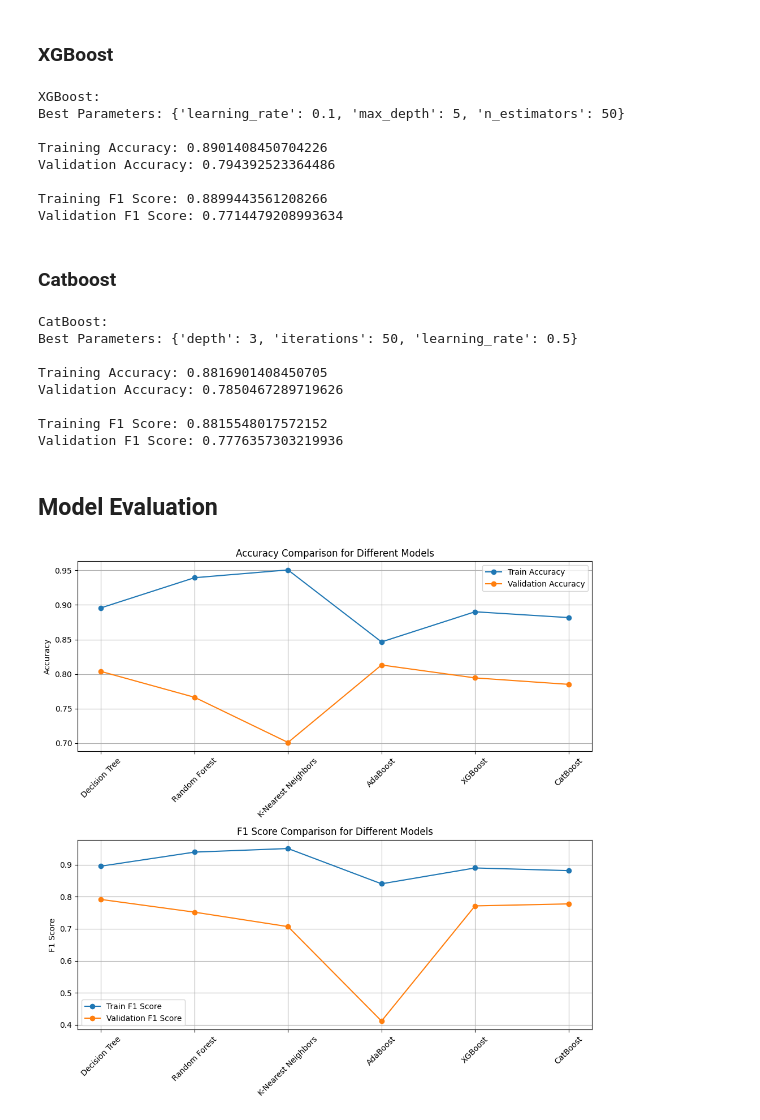
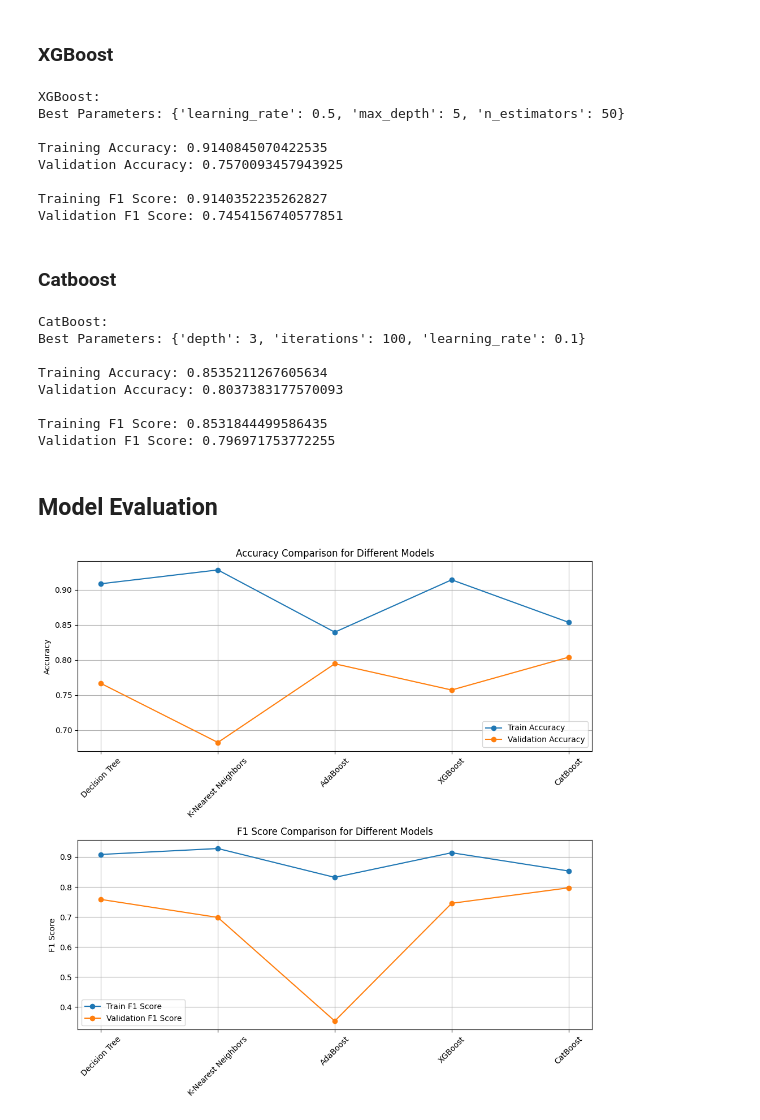
Before and after one commit to FaezehFarhan/Dyslipidemia, a Jupyter notebook: ML_modeling/ml_with_medical_base_feature_selection.ipynb, the cells around one changed output. Drawn from its saved outputs; the diff is of its cells as text; code cells hidden in the pictures.

Commit message:
feature selection version 2
best of backward F-S
before starting forward F-S

```diff
--- a/ML_modeling/ml_with_medical_base_feature_selection.ipynb
+++ b/ML_modeling/ml_with_medical_base_feature_selection.ipynb
@@ -289,7 +298,7 @@ data.head(1)
 from sklearn.preprocessing import StandardScaler
 
 selected_features = ['BMI (Body Mass Index) Category', 'Female Waist Circumference', 'Male Waist Circumference', 'History of High Blood Pressure',
-                     'History of Diabetes', 'History of hyperlipidemia', 'total blood pressure', 'serumvitD_binned', 'Physicalactiv']
+                     'History of Diabetes', 'History of hyperlipidemia', 'serumvitD_binned', 'Physicalactiv']
 
 X_train_selected = X_tr_balanced_smote[selected_features]
 
@@ -361,25 +367,0 @@ Best Validation F1 Score: 0.7915808052122401
-# %%
-forest_model = RandomForestClassifier(random_state=42)
-forest_param_grid = {'n_estimators': [100, 200, 300], 'max_depth': [3, 5, 7, 10], 'min_samples_split': [2, 5, 10], 'min_samples_leaf': [1, 2, 4]}
-
-forest_grid_search = GridSearchCV(forest_model, forest_param_grid, cv=5)
-forest_grid_search.fit(X_train_scaled, y_tr_balanced_smote)
-forest_best_model = forest_grid_search.best_estimator_
-
-
-forest_train_predictions = forest_best_model.predict(X_train_scaled)
-forest_train_accuracy = accuracy_score(y_tr_balanced_smote, forest_train_predictions)
-forest_train_f1_score = f1_score(y_tr_balanced_smote, forest_train_predictions, average='weighted')
-
-forest_val_predictions = forest_best_model.predict(X_val_scaled)
-forest_val_accuracy = accuracy_score(Y_val, forest_val_predictions)
-forest_val_f1_score = f1_score(Y_val, forest_val_predictions, average='weighted')
-
-
-print("\nRandom Forest:")
-print("Best Parameters:", forest_grid_search.best_params_)
-print("\nBest Training Accuracy:", forest_train_accuracy)
-print("Best Validation Accuracy:", forest_val_accuracy)
-
-print("\nBest Training F1 Score:", forest_train_f1_score)
-print("Best Validation F1 Score:", forest_val_f1_score)
@@ -497,13 +470,13 @@ print("\nTraining F1 Score:", xgb_train_f1_score)
 print("Validation F1 Score:", xgb_val_f1_score)
 # %% [output]
 XGBoost:
-Best Parameters: {'learning_rate': 0.1, 'max_depth': 5, 'n_estimators': 50}
+Best Parameters: {'learning_rate': 0.5, 'max_depth': 5, 'n_estimators': 50}
 
-Training Accuracy: 0.8901408450704226
-Validation Accuracy: 0.794392523364486
+Training Accuracy: 0.9140845070422535
+Validation Accuracy: 0.7570093457943925
 
-Training F1 Score: 0.8899443561208266
-Validation F1 Score: 0.7714479208993634
+Training F1 Score: 0.9140352235262827
+Validation F1 Score: 0.7454156740577851
 # %% [markdown]
 ### Catboost
 # %%
@@ -537,44 +510,44 @@ print("\nTraining F1 Score:", cb_train_f1_score)
 print("Validation F1 Score:", cb_val_f1_score)
 # %% [output]
 CatBoost:
-Best Parameters: {'depth': 3, 'iterations': 50, 'learning_rate': 0.5}
+Best Parameters: {'depth': 3, 'iterations': 100, 'learning_rate': 0.1}
 
-Training Accuracy: 0.8816901408450705
-Validation Accuracy: 0.7850467289719626
+Training Accuracy: 0.8535211267605634
+Validation Accuracy: 0.8037383177570093
 
-Training F1 Score: 0.8815548017572152
-Validation F1 Score: 0.7776357303219936
+Training F1 Score: 0.8531844499586435
+Validation F1 Score: 0.796971753772255
 # %% [markdown]
 ## Model Evaluation
 # %%
-models = ['Decision Tree', 'Random Forest','K-Nearest Neighbors', 'AdaBoost', 'XGBoost' , 'CatBoost']
-train_accuracies = [tree_train_accuracy, forest_train_accuracy,knn_train_accuracy, adaboost_train_accuracy, xgb_train_accuracy ,cb_train_accuracy]
-val_accuracies = [tree_val_accuracy, forest_val_accuracy, knn_val_accuracy, adaboost_val_accuracy, xgb_val_accuracy,cb_val_accuracy]
-train_f1_scores = [tree_train_f1, forest_train_f1_score, knn_train_f1, adaboost_train_f1_score, xgb_train_f1_score ,cb_train_f1_score]
-val_f1_scores = [tree_val_f1, forest_val_f1_score, knn_val_f1, adaboost_val_f1_score, xgb_val_f1_score,cb_val_f1_score]
+models = ['Decision Tree','K-Nearest Neighbors', 'AdaBoost', 'XGBoost' , 'CatBoost']
+train_accuracies = [tree_train_accuracy ,knn_train_accuracy, adaboost_train_accuracy, xgb_train_accuracy ,cb_train_accuracy]
+val_accuracies = [tree_val_accuracy, knn_val_accuracy, adaboost_val_accuracy, xgb_val_accuracy,cb_val_accuracy]
+train_f1_scores = [tree_train_f1 , knn_train_f1, adaboost_train_f1_score, xgb_train_f1_score ,cb_train_f1_score]
+val_f1_scores = [tree_val_f1,  knn_val_f1, adaboost_val_f1_score, xgb_val_f1_score,cb_val_f1_score]
 
 
 fig, axs = plt.subplots(2, 1, figsize=(10, 10))
 
 
 axs[0].plot(models, train_accuracies, marker='o', label='Train Accuracy')
 axs[0].plot(models, val_accuracies, marker='o', label='Validation Accuracy')
 axs[0].set_ylabel('Accuracy')
 axs[0].set_title('Accuracy Comparison for Different Models')
 axs[0].legend()
 axs[0].grid(True)
 axs[0].tick_params(axis='x', rotation=45)
 
 
 axs[1].plot(models, train_f1_scores, marker='o', label='Train F1 Score')
 axs[1].plot(models, val_f1_scores, marker='o', label='Validation F1 Score')
 axs[1].set_ylabel('F1 Score')
 axs[1].set_title('F1 Score Comparison for Different Models')
 axs[1].legend()
 axs[1].grid(True)
 axs[1].tick_params(axis='x', rotation=45)
 
 plt.tight_layout()
 plt.show()
 # %% [output]
-[figure, old version]
+[figure, new version]
```
Also changed, not shown: parts of 6 cells of this notebook.
